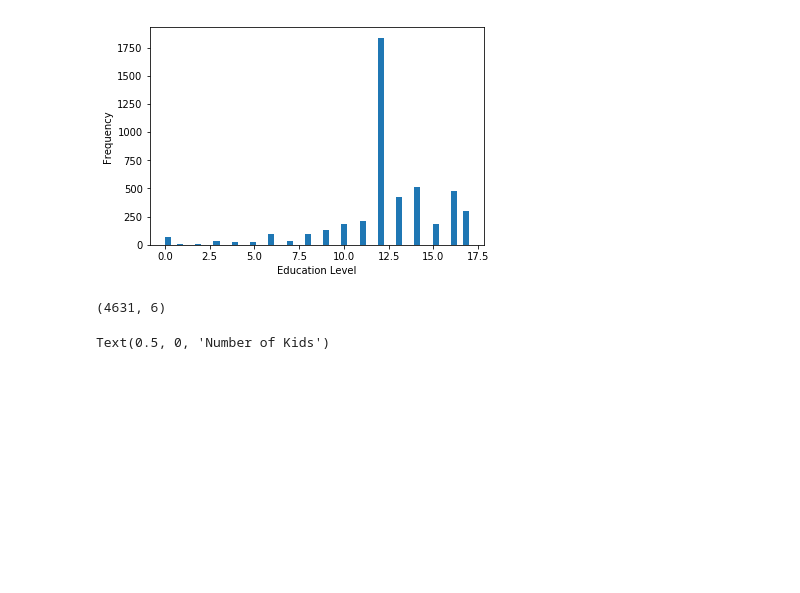
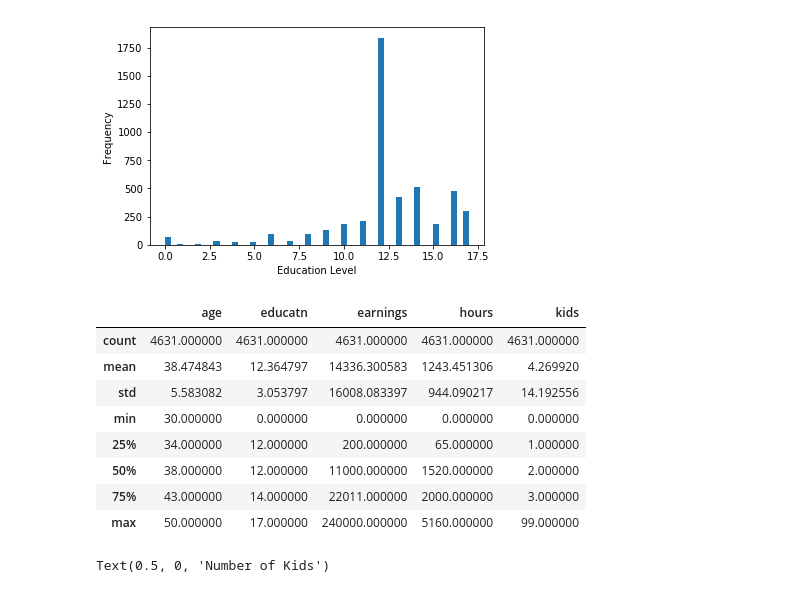
Before and after one commit to PraAnj/hypothesis-testing, a Jupyter notebook: ds project.ipynb, the cells around one changed output. Saved outputs shown, nothing was run; the diff lists cells and outputs as text; code cells hidden in the pictures; blank space fills up the shorter version.

Commit message:
Final stats of data after all drops

```diff
--- a/ds project.ipynb
+++ b/ds project.ipynb
@@ -129,8 +129,17 @@ Text(0.5, 0, 'Education Level')
 [figure]
 # %%
 my_data.shape
+my_data.describe()
 # %% [output]
-(4631, 6)
+|  | age | educatn | earnings | hours | kids |
+| count | 4631.000000 | 4631.000000 | 4631.000000 | 4631.000000 | 4631.000000 |
+| mean | 38.474843 | 12.364797 | 14336.300583 | 1243.451306 | 4.269920 |
+| std | 5.583082 | 3.053797 | 16008.083397 | 944.090217 | 14.192556 |
+| min | 30.000000 | 0.000000 | 0.000000 | 0.000000 | 0.000000 |
+| 25% | 34.000000 | 12.000000 | 200.000000 | 65.000000 | 1.000000 |
+| 50% | 38.000000 | 12.000000 | 11000.000000 | 1520.000000 | 2.000000 |
+| 75% | 43.000000 | 14.000000 | 22011.000000 | 2000.000000 | 3.000000 |
+| max | 50.000000 | 17.000000 | 240000.000000 | 5160.000000 | 99.000000 |
 # %%
 my_data = my_data.drop(my_data[my_data.kids > 20].index)
 my_data['kids'].plot(kind='hist', bins=20)
```
